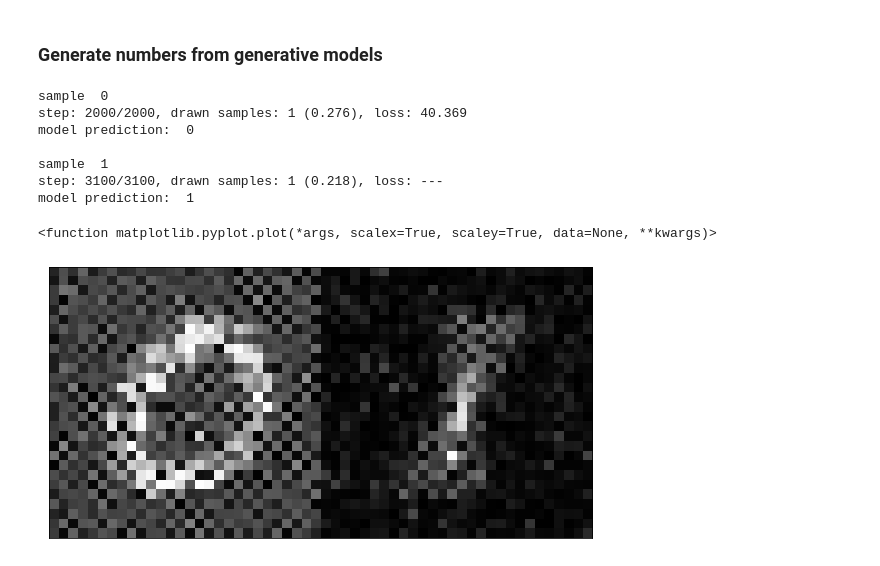
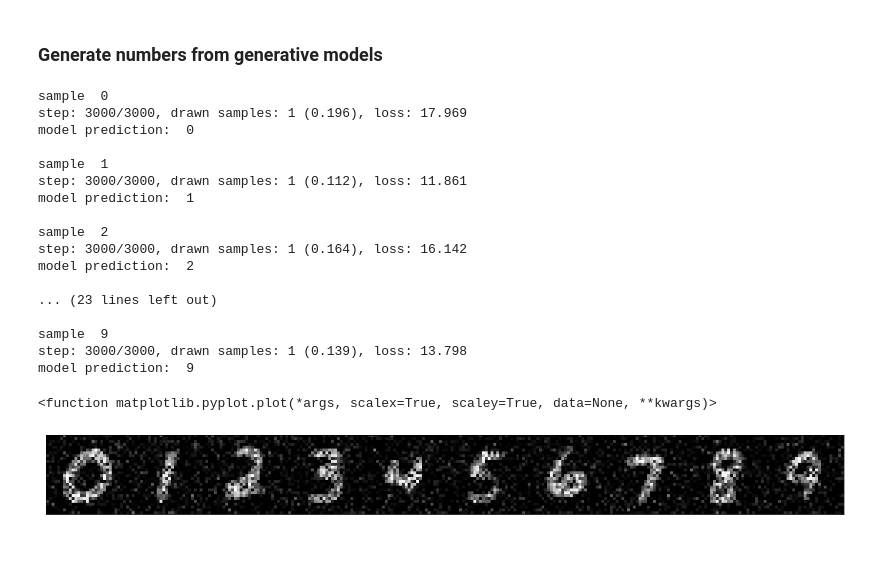
Before and after one commit to bhartl/generative-models, a Jupyter notebook: gempy/mnist/mnist_generator.ipynb, the cells around one changed output. Drawn from its saved outputs; the diff is of its cells as text; code cells hidden in the pictures.

```diff
--- a/gempy/mnist/mnist_generator.ipynb
+++ b/gempy/mnist/mnist_generator.ipynb
@@ -189,23 +255,33 @@ def draw_number(n, n_sweeps=100, beta=1.):
 
     return np.concatenate(numbers, axis=1)
 # %%
-fantasy_number = draw_number("01", n_sweeps=20, beta=10.)
+fantasy_number = draw_number("0123456789", n_sweeps=10, beta=1.)
 # %% [output]
 sample  0
-step: 2000/2000, drawn samples: 1 (0.276), loss: 40.369
+step: 3000/3000, drawn samples: 1 (0.196), loss: 17.969
 model prediction:  0
 
 sample  1
-step: 3100/3100, drawn samples: 1 (0.218), loss: ---
+step: 3000/3000, drawn samples: 1 (0.112), loss: 11.861
 model prediction:  1
+
+sample  2
+step: 3000/3000, drawn samples: 1 (0.164), loss: 16.142
+model prediction:  2
+
+... (23 lines left out)
+
+sample  9
+step: 3000/3000, drawn samples: 1 (0.139), loss: 13.798
+model prediction:  9
 # %%
 %matplotlib inline
 
 plt.figure(figsize=(20, 5))
-plt.imshow(fantasy_number, cmap='binary_r')
+plt.imshow(fantasy_number, cmap='binary_r', vmin=-1., vmax=1)
 plt.xticks([])
 plt.yticks([])
 plt.plot
 # %% [output]
 <function matplotlib.pyplot.plot(*args, scalex=True, scaley=True, data=None, **kwargs)>
-[figure, old version]
+[figure, new version]
```
Also changed, not shown: parts of 10 cells of this notebook.
